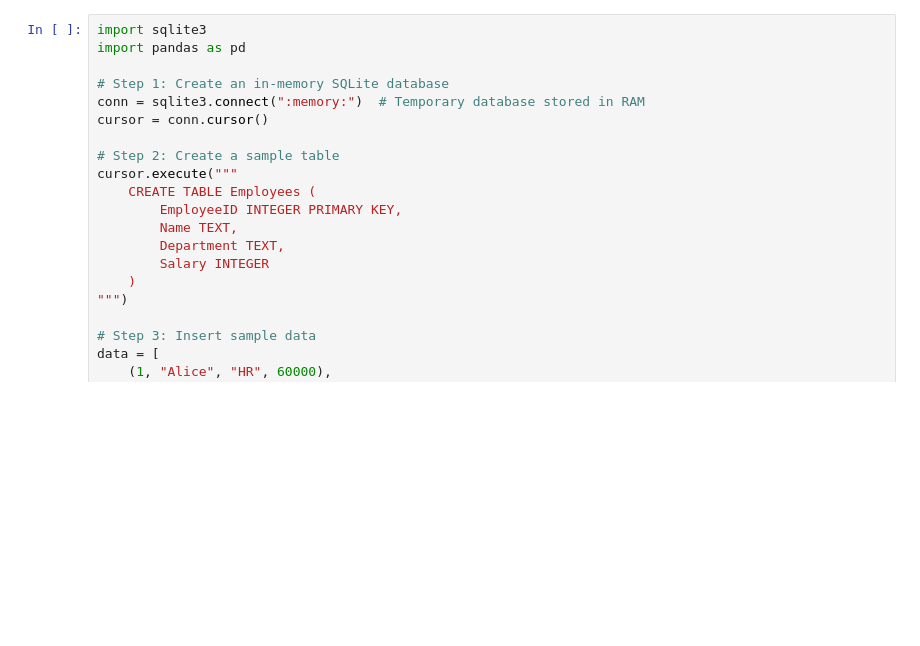
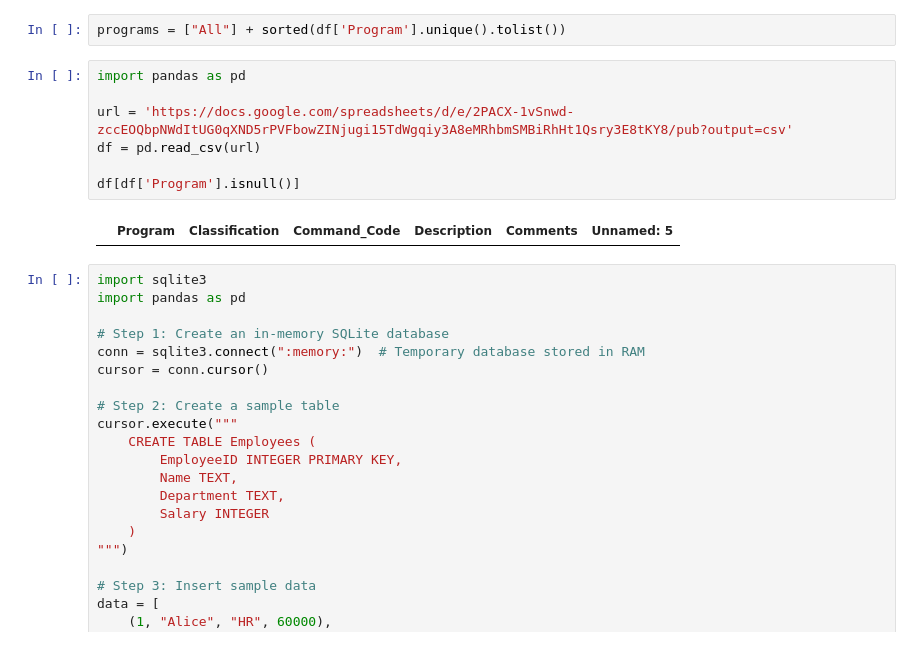
Before and after one commit to derek-dewald/Python_Tools, a Jupyter notebook: Daily Workbook.ipynb, the cells around one changed output. Saved outputs shown, nothing was run; the diff lists cells and outputs as text; blank space fills up the shorter version.

```diff
--- a/Daily Workbook.ipynb
+++ b/Daily Workbook.ipynb
@@ -1,3 +21,14 @@
+# %%
+programs = ["All"] + sorted(df['Program'].unique().tolist())
+# %%
+import pandas as pd
+
+url = 'https://docs.google.com/spreadsheets/d/e/2PACX-1vSnwd-zccEOQbpNWdItUG0qXND5rPVFbowZINjugi15TdWgqiy3A8eMRhbmSMBiRhHt1Qsry3E8tKY8/pub?output=csv'
+df = pd.read_csv(url)
+
+df[df['Program'].isnull()]
+# %% [output]
+|  | Program | Classification | Command_Code | Description | Comments | Unnamed: 5 |
 # %%
 import sqlite3
 import pandas as pd
```
Also changed, not shown: parts of 1 cell of this notebook, 4 other files.
